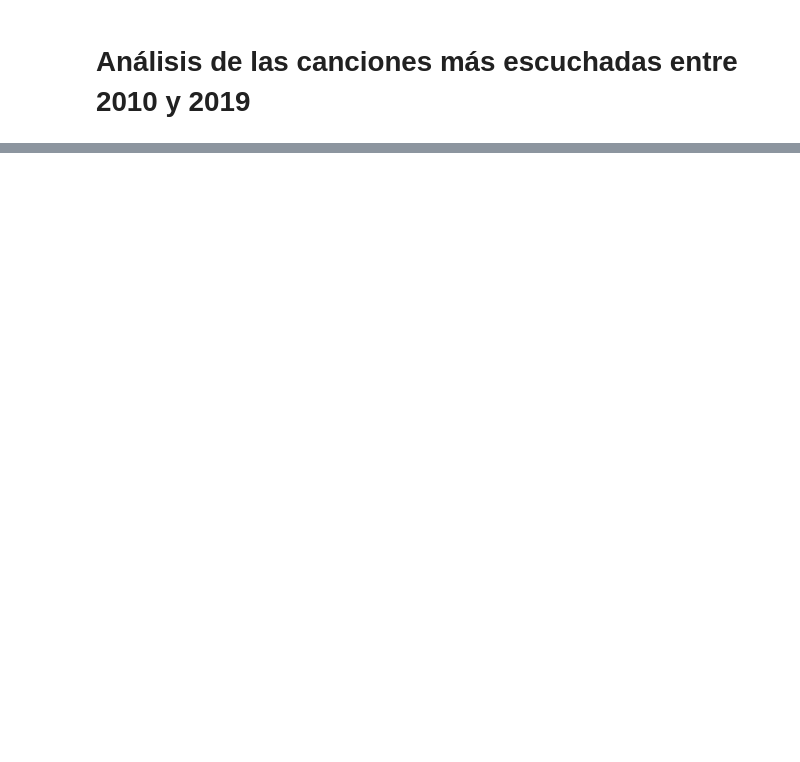
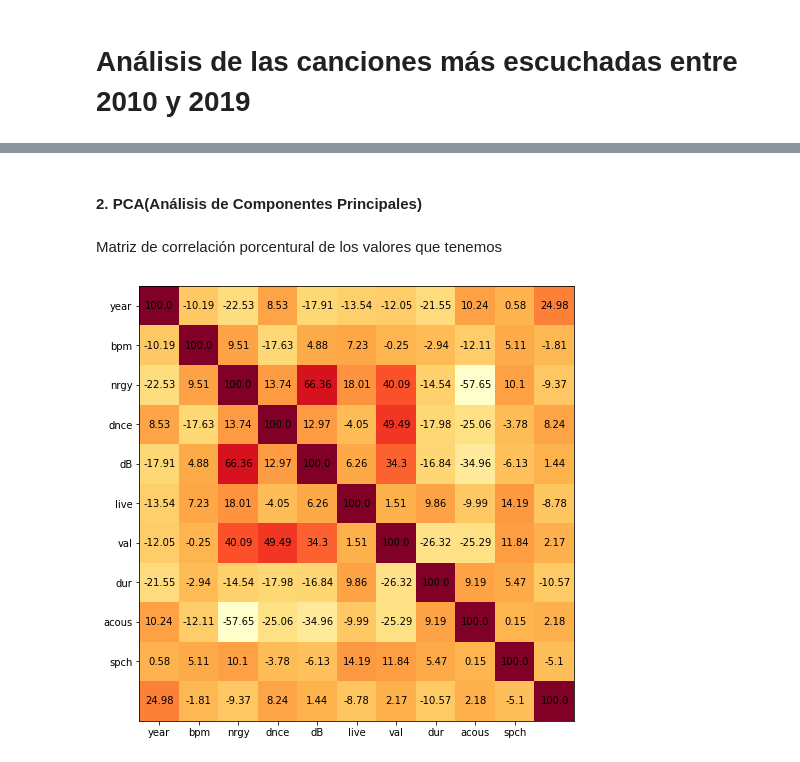
Before and after one commit to JoaquinMateosBarroso/Spotify-songs, a Jupyter notebook: Análisis_Spotify.ipynb, the cells around one changed output, grey strips where cells are left out. Saved outputs shown, nothing was run; the diff lists cells and outputs as text; code cells hidden in the pictures; blank space fills up the shorter version.

```diff
--- a/Análisis_Spotify.ipynb
+++ b/Análisis_Spotify.ipynb
@@ -21,0 +28,7 @@ from IPython.display import display
+# %%
+df = pd.read_csv("https://raw.githubusercontent.com/JoaquinMateosBarroso/Spotify-songs/main/top10s.csv", encoding='latin')
+df.pop("Unnamed: 0")
+df = df.drop(df.loc[df["bpm"] == 0].index[0], axis = 0) #Un álbum con todo en 0 daba problemas
+top_10 = np.array(df.sort_values(by = "pop", ascending = False).head(10)[["title", "artist"]])
+for i in range(10):
+    print(str(i+1) + "º " + top_10[i][0] + " - " + top_10[i][1])
@@ -74,0 +111,16 @@ plt.show()
+# %% [markdown]
+#### 2. PCA(Análisis de Componentes Principales)
+# %% [markdown]
+Matriz de correlación porcentural de los valores que tenemos
+# %%
+fig, ax = plt.subplots(figsize = (8, 8))
+fig = plt.imshow(df.corr(), cmap = "YlOrRd")
+ax.set_xticks(range(10))
+ax.set_xticklabels(df.axes[1][3:-1])
+ax.set_yticks(range(10))
+ax.set_yticklabels(df.axes[1][3:-1])
+for (j,i),label in np.ndenumerate((df.corr()*100).round(2)):
+    ax.text(i,j,label,ha='center',va='center')
+plt.show()
+# %% [output]
+[figure, added]
```
Also changed, not shown: parts of 21 cells of this notebook, 2 other files.
